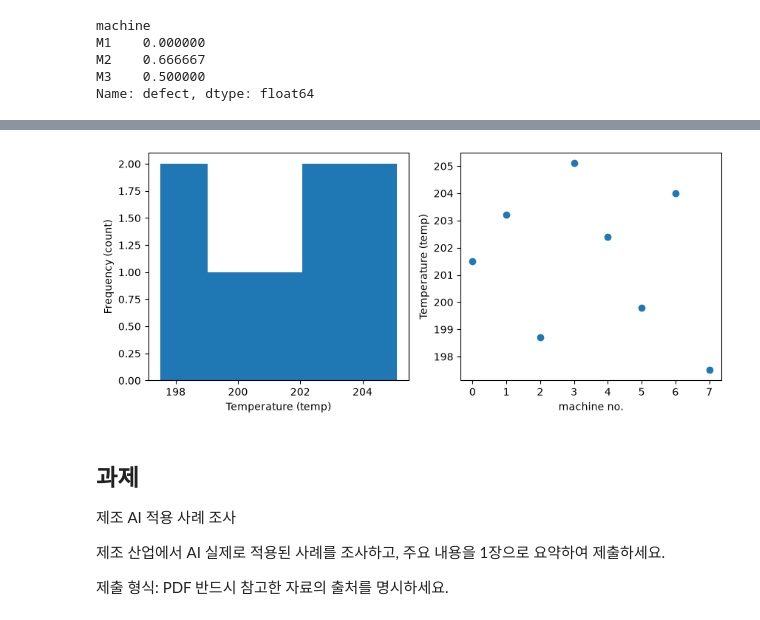
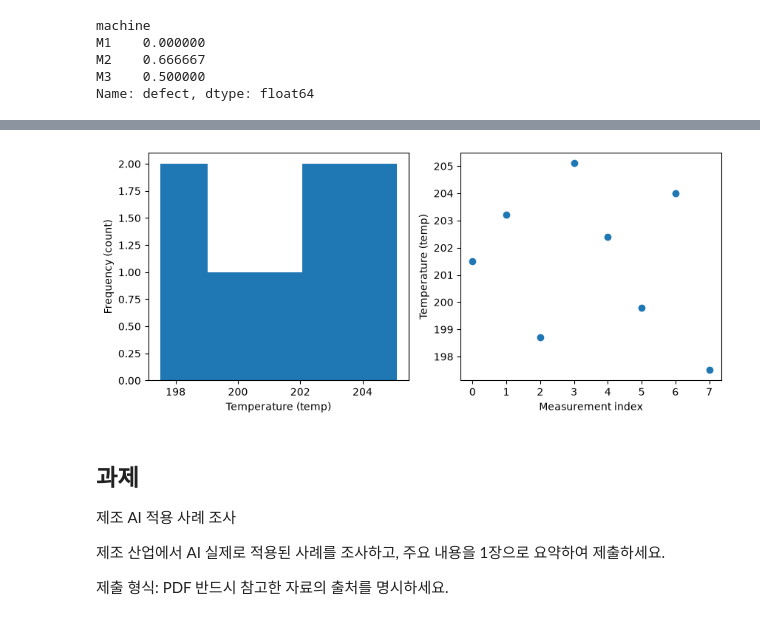
Before and after one commit to sangeunleelab/ManufacturingAIProject, a Jupyter notebook: 제조AI_1주차.ipynb, the cells around one changed output, grey strips where cells are left out. Saved outputs shown, nothing was run; the diff lists cells and outputs as text; code cells hidden in the pictures.

```diff
--- a/제조AI_1주차.ipynb
+++ b/제조AI_1주차.ipynb
@@ -168,16 +168,16 @@ dtype: int64
 # %%
 import matplotlib.pyplot as plt
 fig, axes = plt.subplots(1, 2, figsize=(10, 4)) # 1행 2열의 서브플롯 생성
 axes[0].hist(df["temp"], bins=5) # 온도 분포 히스토그램
 axes[0].set_xlabel("Temperature (temp)")
 axes[0].set_ylabel("Frequency (count)")
 axes[1].scatter(range(len(df)), df["temp"].values, marker='o') # 각 설비별 온도 산점도
-axes[1].set_xlabel("machine no.")
+axes[1].set_xlabel("Measurement index")
 axes[1].set_ylabel("Temperature (temp)")
 
 plt.show()
 # %% [output]
-[figure, old version]
+[figure, new version]
 # %% [markdown]
 ## 과제
 제조 AI 적용 사례 조사
```
Also changed, not shown: parts of 2 cells of this notebook, 3 other files.
